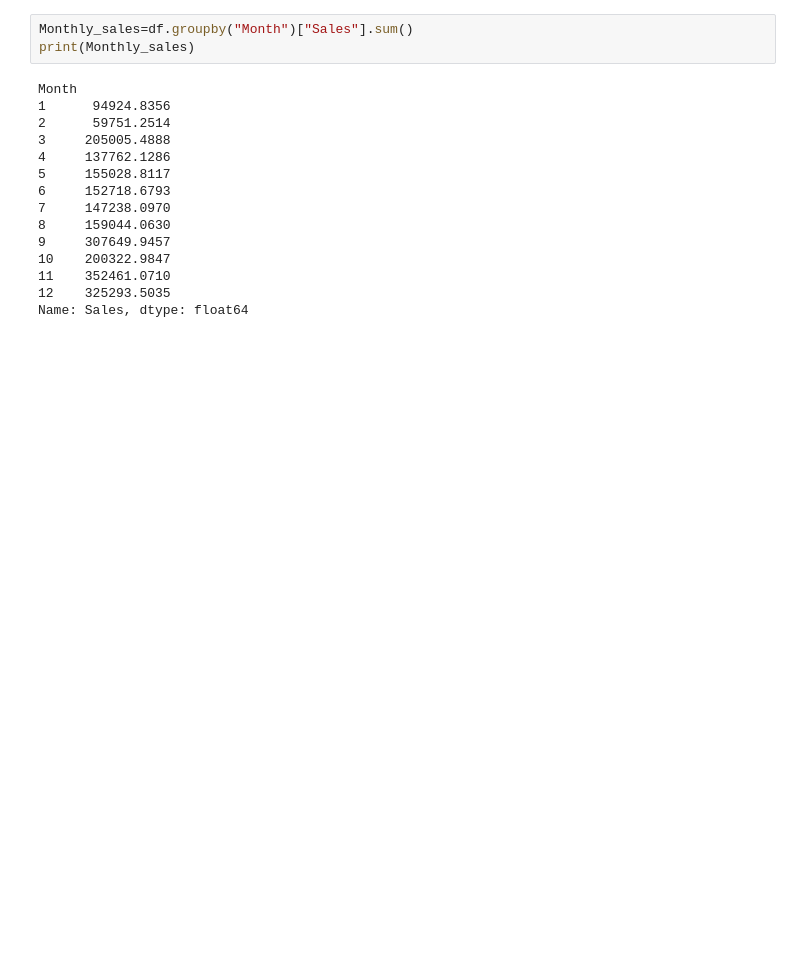
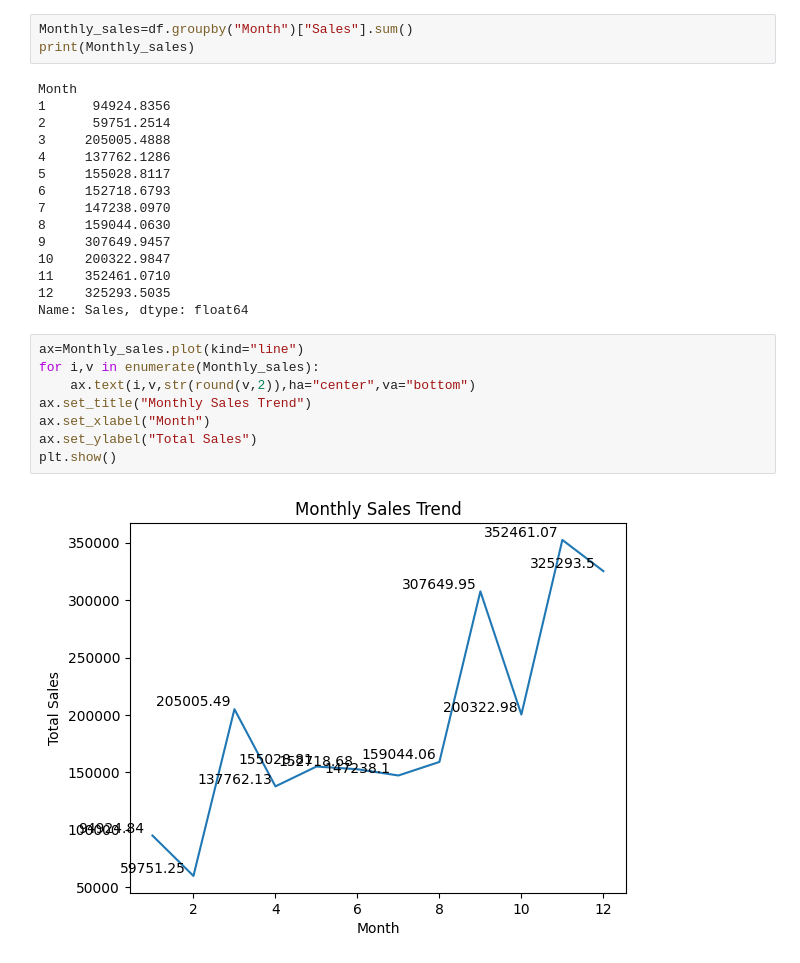
Before and after one commit to MakSi27/DA-Retail-Profit-Leakage-Analysis, a Jupyter notebook: Shiksha/python/eda/retail_profit_eda.ipynb, the cells around one changed output. Drawn from its saved outputs; the diff is of its cells as text; blank space fills up the shorter version.

```diff
--- a/Shiksha/python/eda/retail_profit_eda.ipynb
+++ b/Shiksha/python/eda/retail_profit_eda.ipynb
@@ -132,3 +132,13 @@ Month
 11    352461.0710
 12    325293.5035
 Name: Sales, dtype: float64
+# %%
+ax=Monthly_sales.plot(kind="line")
+for i,v in enumerate(Monthly_sales):
+    ax.text(i,v,str(round(v,2)),ha="center",va="bottom")
+ax.set_title("Monthly Sales Trend")
+ax.set_xlabel("Month")
+ax.set_ylabel("Total Sales")
+plt.show()
+# %% [output]
+[figure, added]
```
Also changed, not shown: parts of 9 cells of this notebook, 4 other files.
